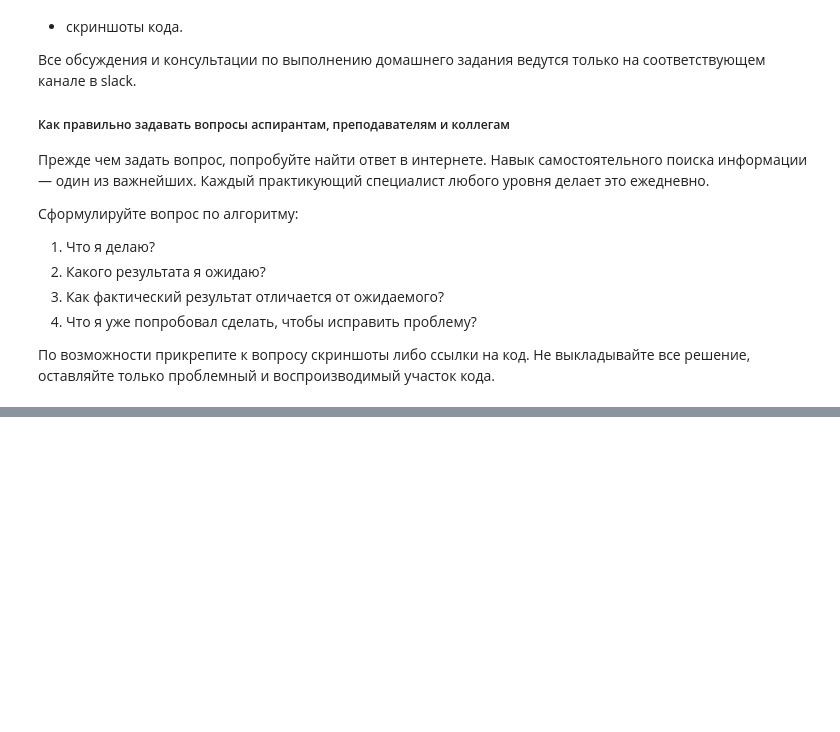
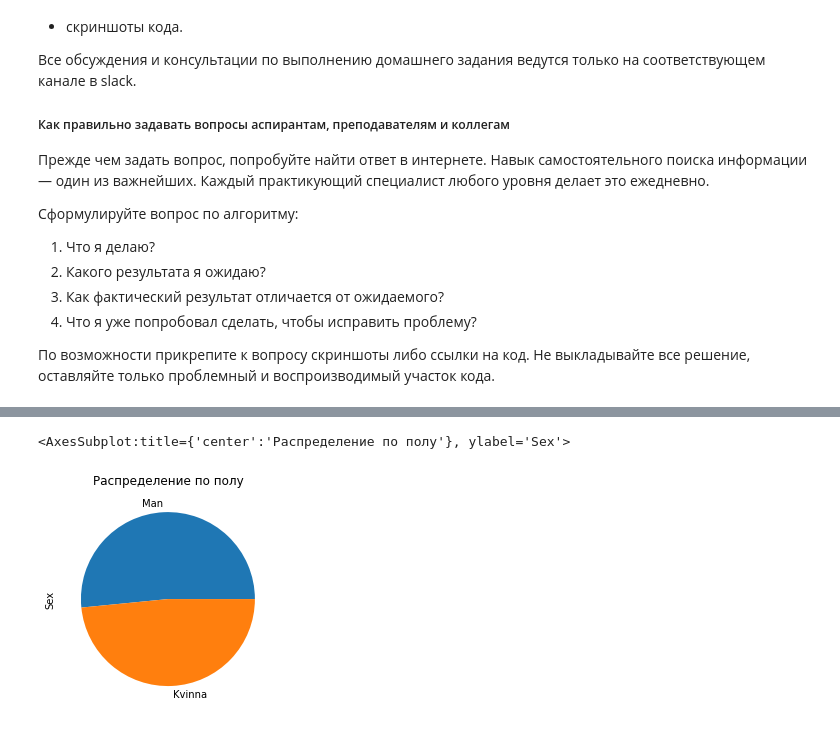
Before and after one commit to IlerioDef/PYDA25HW, a Jupyter notebook: HWStat-2 visualization.ipynb, the cells around one changed output, grey strips where cells are left out. Saved outputs shown, nothing was run; the diff lists cells and outputs as text; code cells hidden in the pictures; blank space fills up the shorter version.

```diff
--- a/HWStat-2 visualization.ipynb
+++ b/HWStat-2 visualization.ipynb
@@ -83,0 +121,13 @@ cholera["Age"].plot(kind="hist", title="распределение смерте
+# %%
+"""
+ГРАФИК №3 - круговая диаграмма.
+Имеется ли разница по полу среди погибших? Согласно полученной диаграмме, на мужчин приходится
+большее количество смертей. С чем это может быть связано? Было ли изначально количество мужчин
+большим, нежели женщин, проживающих на местности? Или это связано с их занятостью и возможностью
+заразиться от контакта с водой?
+"""
+pie_data = cholera['Sex'].value_counts()
+pie_data.plot(kind='pie', title='Распределение по полу')
+# %% [output]
+<AxesSubplot:title={'center':'Распределение по полу'}, ylabel='Sex'>
+[figure, added]
```
Also changed, not shown: parts of 7 cells of this notebook.
